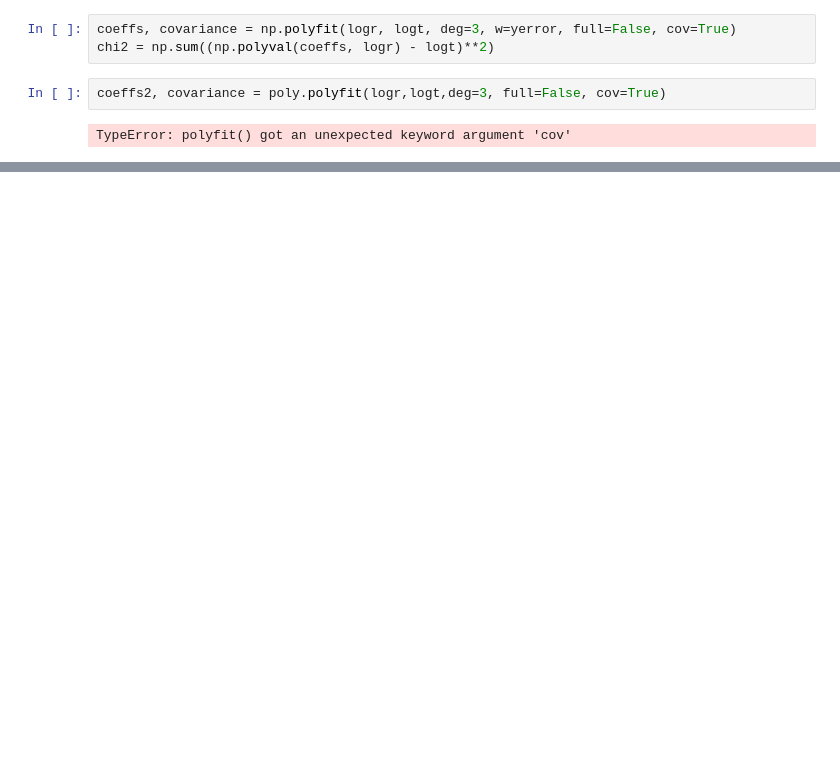
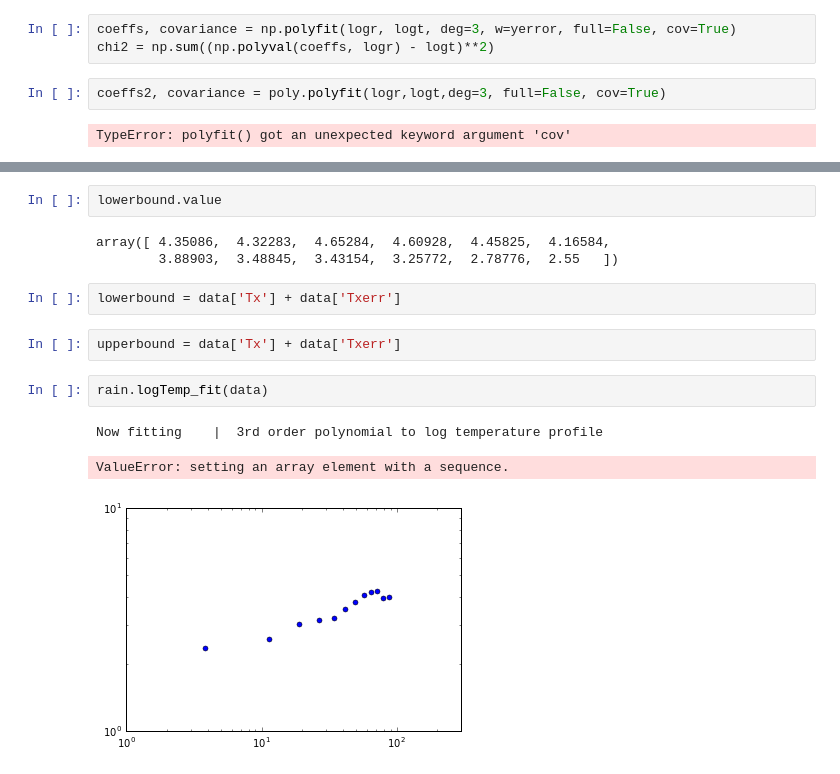
Before and after one commit to granttremblay/RainMaker, a Jupyter notebook: rainmaker_development_helper.ipynb, the cells around one changed output, grey strips where cells are left out. Saved outputs shown, nothing was run; the diff lists cells and outputs as text; blank space fills up the shorter version.

```diff
--- a/rainmaker_development_helper.ipynb
+++ b/rainmaker_development_helper.ipynb
@@ -76,0 +79,15 @@ ax.set_xscale('log')
+# %%
+lowerbound.value
+# %% [output]
+array([ 4.35086,  4.32283,  4.65284,  4.60928,  4.45825,  4.16584,
+        3.88903,  3.48845,  3.43154,  3.25772,  2.78776,  2.55   ])
+# %%
+lowerbound = data['Tx'] + data['Txerr']
+# %%
+upperbound = data['Tx'] + data['Txerr']
+# %%
+rain.logTemp_fit(data)
+# %% [output]
+Now fitting    |  3rd order polynomial to log temperature profile
+ValueError: setting an array element with a sequence.
+[figure, added]
```
Also changed, not shown: parts of 11 cells of this notebook, 1 other file.
